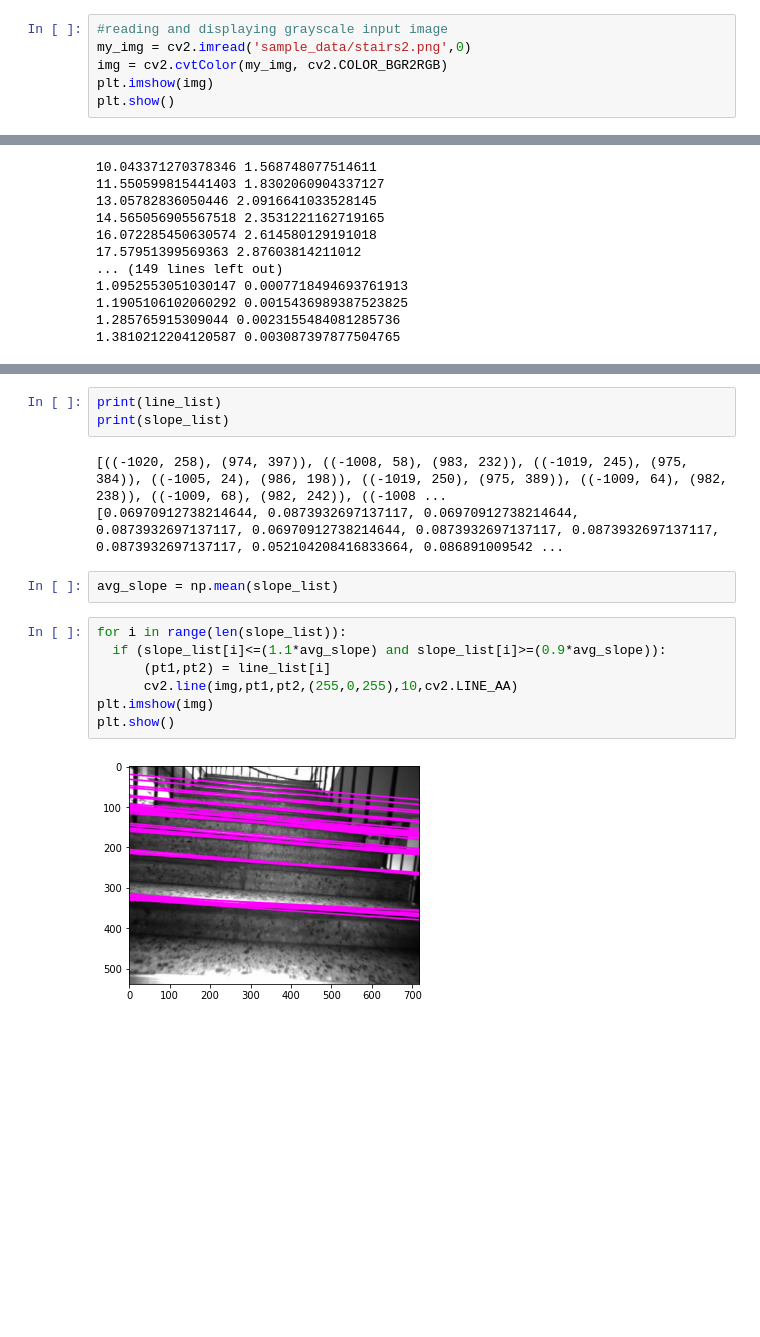
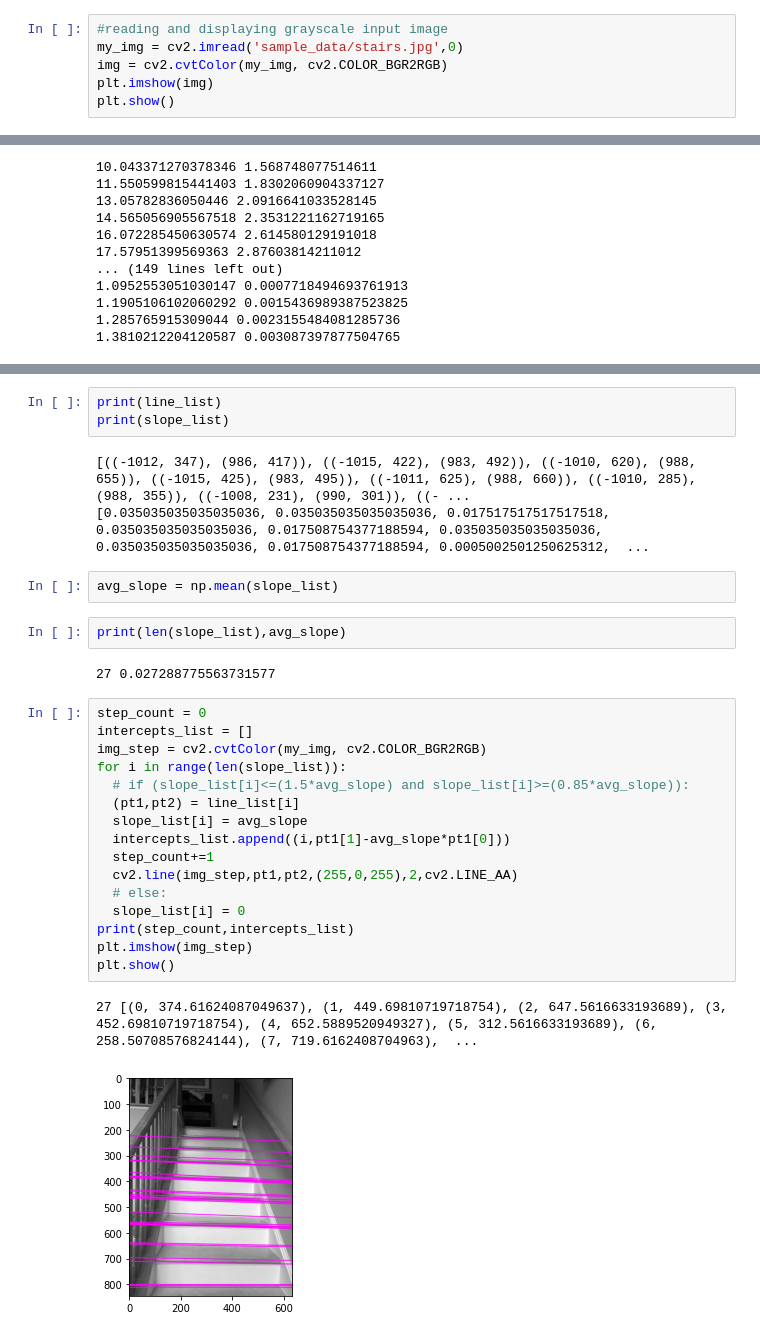
Before and after one commit to susiejojo/Stair_Climber, a Jupyter notebook: stairclimber_vision.ipynb, the cells around one changed output, grey strips where cells are left out. Drawn from its saved outputs; the diff is of its cells as text; blank space fills up the shorter version.

```diff
--- a/stairclimber_vision.ipynb
+++ b/stairclimber_vision.ipynb
@@ -6,6 +7,6 @@ import math
 # %%
 #reading and displaying grayscale input image
-my_img = cv2.imread('sample_data/stairs2.png',0)
+my_img = cv2.imread('sample_data/stairs.jpg',0)
 img = cv2.cvtColor(my_img, cv2.COLOR_BGR2RGB)
 plt.imshow(img)
 plt.show()
@@ -130,16 +131,30 @@ plt.show()
 print(line_list)
 print(slope_list)
 # %% [output]
-[((-1020, 258), (974, 397)), ((-1008, 58), (983, 232)), ((-1019, 245), (975, 384)), ((-1005, 24), (986, 198)), ((-1019, 250), (975, 389)), ((-1009, 64), (982, 238)), ((-1009, 68), (982, 242)), ((-1008 ...
-[0.06970912738214644, 0.0873932697137117, 0.06970912738214644, 0.0873932697137117, 0.06970912738214644, 0.0873932697137117, 0.0873932697137117, 0.0873932697137117, 0.052104208416833664, 0.086891009542 ...
+[((-1012, 347), (986, 417)), ((-1015, 422), (983, 492)), ((-1010, 620), (988, 655)), ((-1015, 425), (983, 495)), ((-1011, 625), (988, 660)), ((-1010, 285), (988, 355)), ((-1008, 231), (990, 301)), ((- ...
+[0.035035035035035036, 0.035035035035035036, 0.017517517517517518, 0.035035035035035036, 0.017508754377188594, 0.035035035035035036, 0.035035035035035036, 0.017508754377188594, 0.0005002501250625312,  ...
 # %%
 avg_slope = np.mean(slope_list)
+# %%
+print(len(slope_list),avg_slope)
+# %% [output]
+27 0.027288775563731577
 # %%
+step_count = 0
+intercepts_list = []
+img_step = cv2.cvtColor(my_img, cv2.COLOR_BGR2RGB)
 for i in range(len(slope_list)):
-  if (slope_list[i]<=(1.1*avg_slope) and slope_list[i]>=(0.9*avg_slope)):
-      (pt1,pt2) = line_list[i]
-      cv2.line(img,pt1,pt2,(255,0,255),10,cv2.LINE_AA)
-plt.imshow(img)
+  # if (slope_list[i]<=(1.5*avg_slope) and slope_list[i]>=(0.85*avg_slope)):
+  (pt1,pt2) = line_list[i]
+  slope_list[i] = avg_slope
+  intercepts_list.append((i,pt1[1]-avg_slope*pt1[0]))
+  step_count+=1
+  cv2.line(img_step,pt1,pt2,(255,0,255),2,cv2.LINE_AA)
+  # else:
+  slope_list[i] = 0
+print(step_count,intercepts_list)
+plt.imshow(img_step)
 plt.show()
 # %% [output]
+27 [(0, 374.61624087049637), (1, 449.69810719718754), (2, 647.5616633193689), (3, 452.69810719718754), (4, 652.5889520949327), (5, 312.5616633193689), (6, 258.50708576824144), (7, 719.6162408704963),  ...
-[figure, old version]
+[figure, new version]
```
Also changed, not shown: parts of 14 cells of this notebook.
